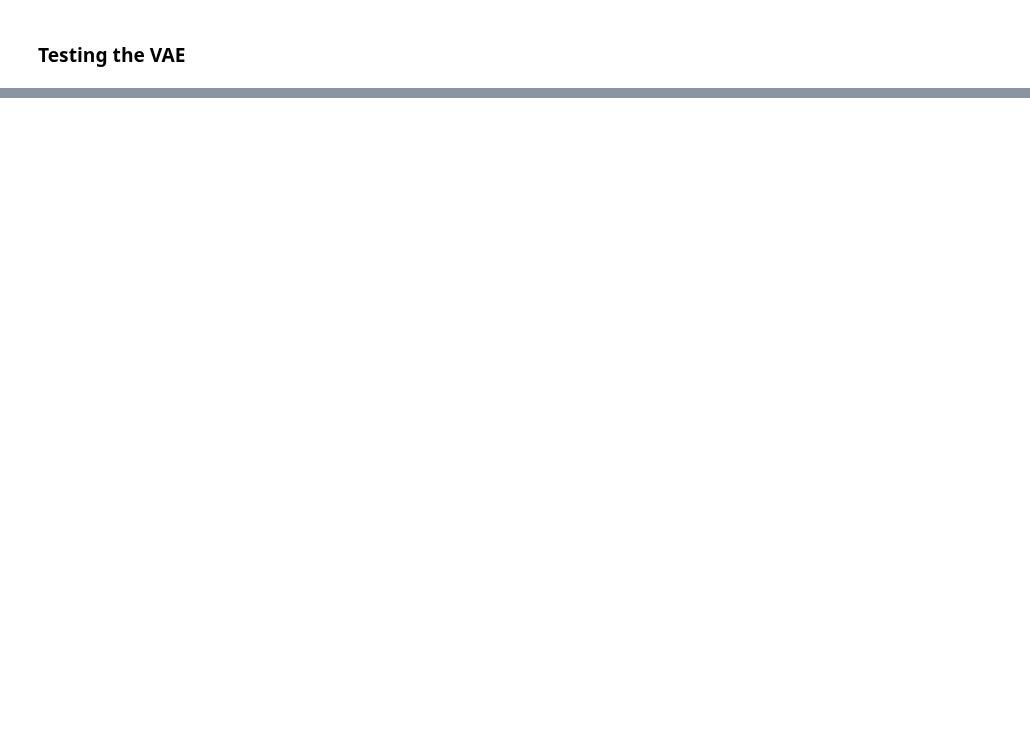
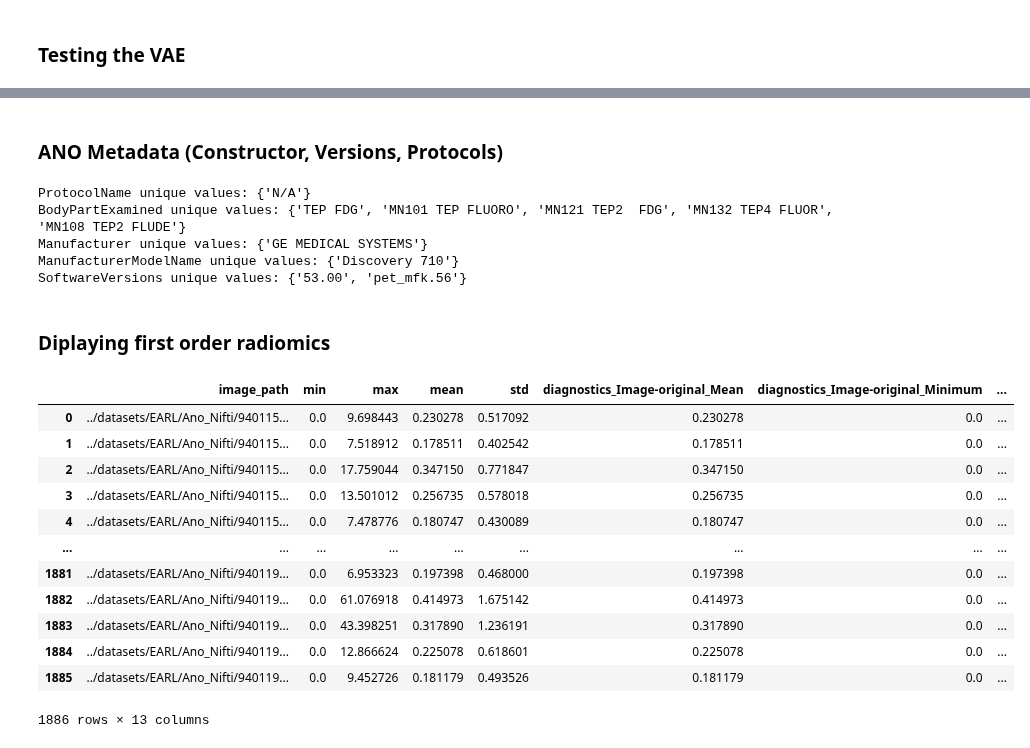
Before and after one commit to Arksyd96/federated-pet-harmonization, a Jupyter notebook: draft.ipynb, the cells around one changed output, grey strips where cells are left out. Drawn from its saved outputs; the diff is of its cells as text; code cells hidden in the pictures; blank space fills up the shorter version.

```diff
--- a/draft.ipynb
+++ b/draft.ipynb
@@ -183,0 +314,64 @@ torch.Size([1, 1, 128, 128])
+# %% [markdown]
+### ANO Metadata (Constructor, Versions, Protocols)
+# %%
+import os
+import pandas as pd
+from tqdm import tqdm
+
+ROOT = '../datasets/EARL/Ano_metadata/'
+metadata_files = os.listdir(ROOT)
+
+tags = [
+    'ProtocolName', 'BodyPartExamined', 'Manufacturer',
+    'ManufacturerModelName', 'SoftwareVersions'
+]
+
+metadata_dict = {tag: [] for tag in tags}
+for s_metadata in tqdm(os.listdir(ROOT), position=0, leave=True):
+    path = os.path.join(ROOT, s_metadata)
+    df = pd.read_csv(path)
+
+    for tag in tags:
+        if tag in df.columns:
+            value = df[tag].iloc[0]
+            metadata_dict[tag].append(value if not pd.isna(value) else 'N/A')
+
+# display unique values given the different tags
+for tag in tags:
+    unique_values = set(metadata_dict[tag])
+    print(f"{tag} unique values: {unique_values}")
+# %% [output]
+ProtocolName unique values: {'N/A'}
+BodyPartExamined unique values: {'TEP FDG', 'MN101 TEP FLUORO', 'MN121 TEP2  FDG', 'MN132 TEP4 FLUOR', 'MN108 TEP2 FLUDE'}
+Manufacturer unique values: {'GE MEDICAL SYSTEMS'}
+ManufacturerModelName unique values: {'Discovery 710'}
+SoftwareVersions unique values: {'53.00', 'pet_mfk.56'}
+# %% [markdown]
+### Diplaying first order radiomics
+# %%
+import pandas as pd
+
+radiomics = [
+    'min', 'max', 'mean', 'std',
+    'diagnostics_Image-original_Mean', 'diagnostics_Image-original_Minimum',
+    'diagnostics_Image-original_Maximum',
+    'diagnostics_Mask-original_VoxelNum',
+    'diagnostics_Mask-original_VolumeNum'
+]
+
+df = pd.read_csv('../datasets/EARL/Ano_radiomics/mip_radiomics.csv')
+df
+# %% [output]
+|  | image_path | min | max | mean | std | diagnostics_Image-original_Mean | diagnostics_Image-original_Minimum | ... |
+| 0 | ../datasets/EARL/Ano_Nifti/940115... | 0.0 | 9.698443 | 0.230278 | 0.517092 | 0.230278 | 0.0 | ... |
+| 1 | ../datasets/EARL/Ano_Nifti/940115... | 0.0 | 7.518912 | 0.178511 | 0.402542 | 0.178511 | 0.0 | ... |
+| 2 | ../datasets/EARL/Ano_Nifti/940115... | 0.0 | 17.759044 | 0.347150 | 0.771847 | 0.347150 | 0.0 | ... |
+| 3 | ../datasets/EARL/Ano_Nifti/940115... | 0.0 | 13.501012 | 0.256735 | 0.578018 | 0.256735 | 0.0 | ... |
+| 4 | ../datasets/EARL/Ano_Nifti/940115... | 0.0 | 7.478776 | 0.180747 | 0.430089 | 0.180747 | 0.0 | ... |
+| ... | ... | ... | ... | ... | ... | ... | ... | ... |
+| 1881 | ../datasets/EARL/Ano_Nifti/940119... | 0.0 | 6.953323 | 0.197398 | 0.468000 | 0.197398 | 0.0 | ... |
+| 1882 | ../datasets/EARL/Ano_Nifti/940119... | 0.0 | 61.076918 | 0.414973 | 1.675142 | 0.414973 | 0.0 | ... |
+| 1883 | ../datasets/EARL/Ano_Nifti/940119... | 0.0 | 43.398251 | 0.317890 | 1.236191 | 0.317890 | 0.0 | ... |
+| 1884 | ../datasets/EARL/Ano_Nifti/940119... | 0.0 | 12.866624 | 0.225078 | 0.618601 | 0.225078 | 0.0 | ... |
+| 1885 | ../datasets/EARL/Ano_Nifti/940119... | 0.0 | 9.452726 | 0.181179 | 0.493526 | 0.181179 | 0.0 | ... |
+1886 rows × 13 columns
```
Also changed, not shown: parts of 9 cells of this notebook, 3 other files.
